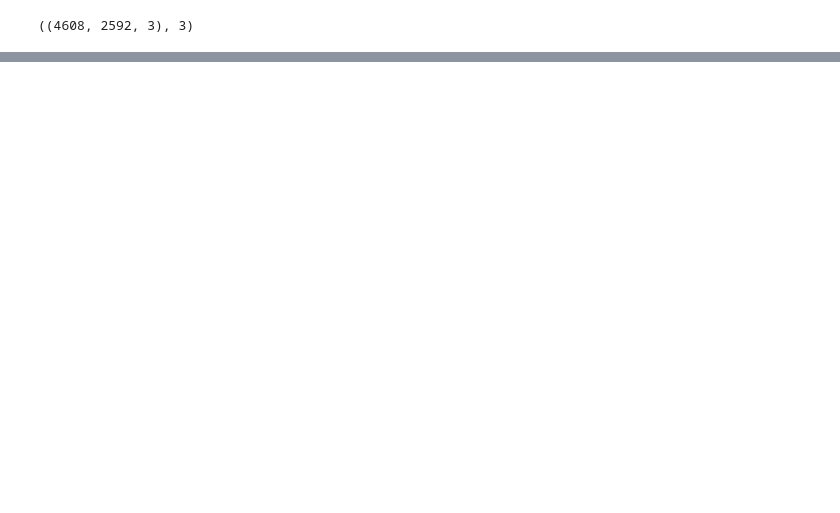
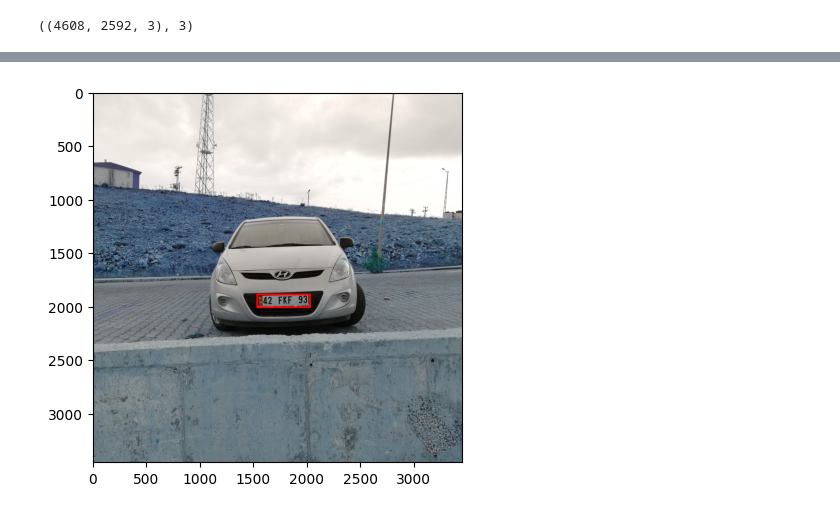
Before and after one commit to halitkalayci/acunmedya-akademi-python-d-conda, a Jupyter notebook: cv/Untitled.ipynb, the cells around one changed output, grey strips where cells are left out. Saved outputs shown, nothing was run; the diff lists cells and outputs as text; code cells hidden in the pictures; blank space fills up the shorter version.

```diff
--- a/cv/Untitled.ipynb
+++ b/cv/Untitled.ipynb
@@ -49,0 +79,5 @@ Starting training for 1 epochs...
+# %%
+model2 = YOLO("runs/detect/train/weights/best.pt")
+# %%
+img_predict = cv2.imread('dataset/images/514.jpg')
+result = model2.predict(source=img_predict, conf=0.5)
@@ -49,0 +103,14 @@ Starting training for 1 epochs...
+# %%
+img2 = img_predict.copy()
+# %%
+import matplotlib.pyplot as plt
+
+for box in result[0].boxes:
+    x1, y1, x2, y2 = map(int, box.xyxy[0])
+
+    cv2.rectangle(img2, (x1,y1), (x2,y2) , color=(255,0,0), thickness=15)
+
+plt.imshow(img2)
+plt.show()
+# %% [output]
+[figure, added]
```
Also changed, not shown: parts of 6 cells of this notebook, 11 other files.
